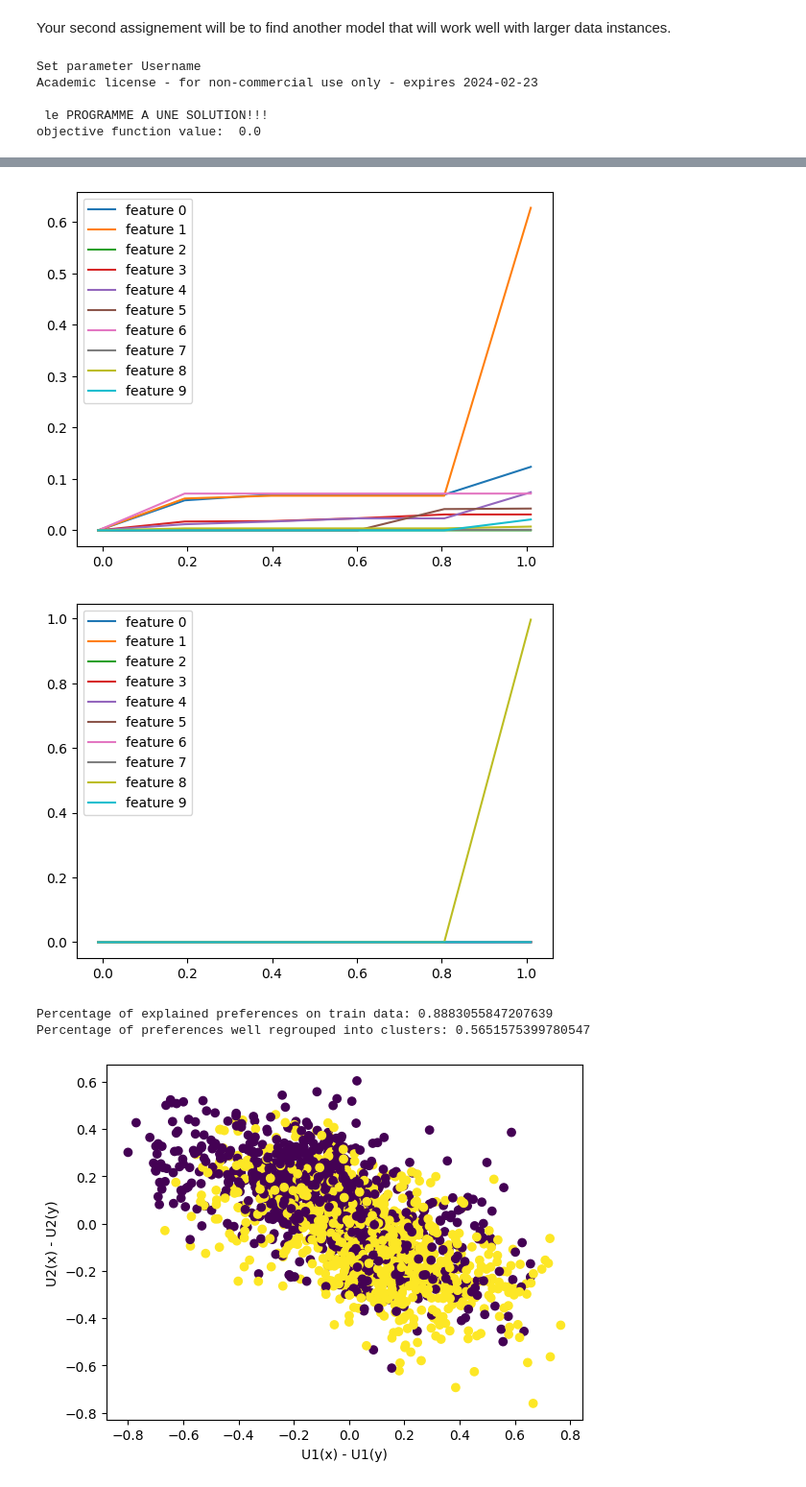
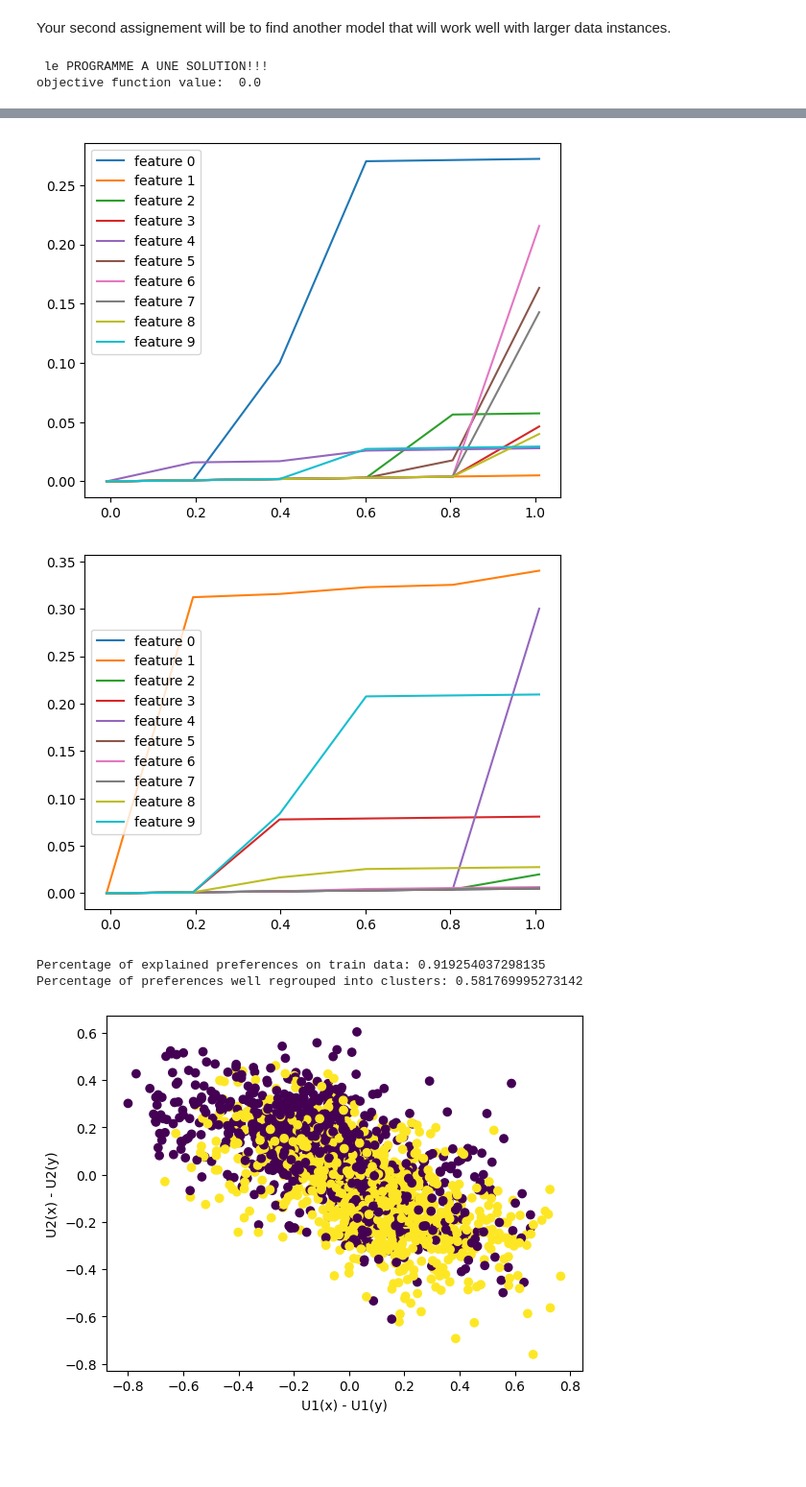
Before and after one commit to AymericPalaric/cs-sdp-2023-24, a Jupyter notebook: notebooks/example.ipynb, the cells around one changed output, grey strips where cells are left out. Shown: that part at 96% size. Cells and saved outputs as stored; diff of their text form; code cells hidden in the pictures; blank space fills up the shorter version.

```diff
--- a/notebooks/example.ipynb
+++ b/notebooks/example.ipynb
@@ -181,7 +176,8 @@ import metrics
 # Loading the data
 data_loader = Dataloader("../data/dataset_10") # Specify path to the dataset you want to load
 X, Y = data_loader.load()
-X_train, Y_train = X[:200], Y[:200]
+indexes = np.random.permutation(np.arange(X.shape[0]))
+X_train, Y_train = X[indexes[:500]], Y[indexes[:500]]
 # %%
 # Or we call directly the right metric:
 pairs_explained = metrics.PairsExplained()
@@ -191,7 +187,7 @@ from models import HeuristicModel, TwoClustersMIP
 
 parameters = {"n_pieces": 5,
               "n_clusters" : 3,
-              "epsilon" : 0.00001} # Can be completed
+              "epsilon" : 0.001} # Can be completed
 model = TwoClustersMIP(**parameters)
 model.fit(X_train, Y_train)
 Z = data_loader.get_ground_truth_labels()
@@ -200,8 +196,5 @@ Z = data_loader.get_ground_truth_labels()
 print("Percentage of explained preferences on train data:", pairs_explained.from_model(model, X, Y)) # You should get 1.0 with the right MIP
 print("Percentage of preferences well regrouped into clusters:", cluster_intersection.from_model(model, X, Y, Z))
 # %% [output]
-Set parameter Username
-Academic license - for non-commercial use only - expires 2024-02-23
-
  le PROGRAMME A UNE SOLUTION!!!
 objective function value:  0.0
@@ -209,7 +202,7 @@ objective function value:  0.0
-[figure, old version]
+[figure, new version]
-[figure, old version]
+[figure, new version]
-Percentage of explained preferences on train data: 0.8883055847207639
-Percentage of preferences well regrouped into clusters: 0.5651575399780547
+Percentage of explained preferences on train data: 0.919254037298135
+Percentage of preferences well regrouped into clusters: 0.581769995273142
 # %%
 plt.figure()
 plt.scatter(model.predict_utility(X)[:, 0]-model.predict_utility(Y)[:, 0],
```
Also changed, not shown: parts of 2 cells of this notebook.
